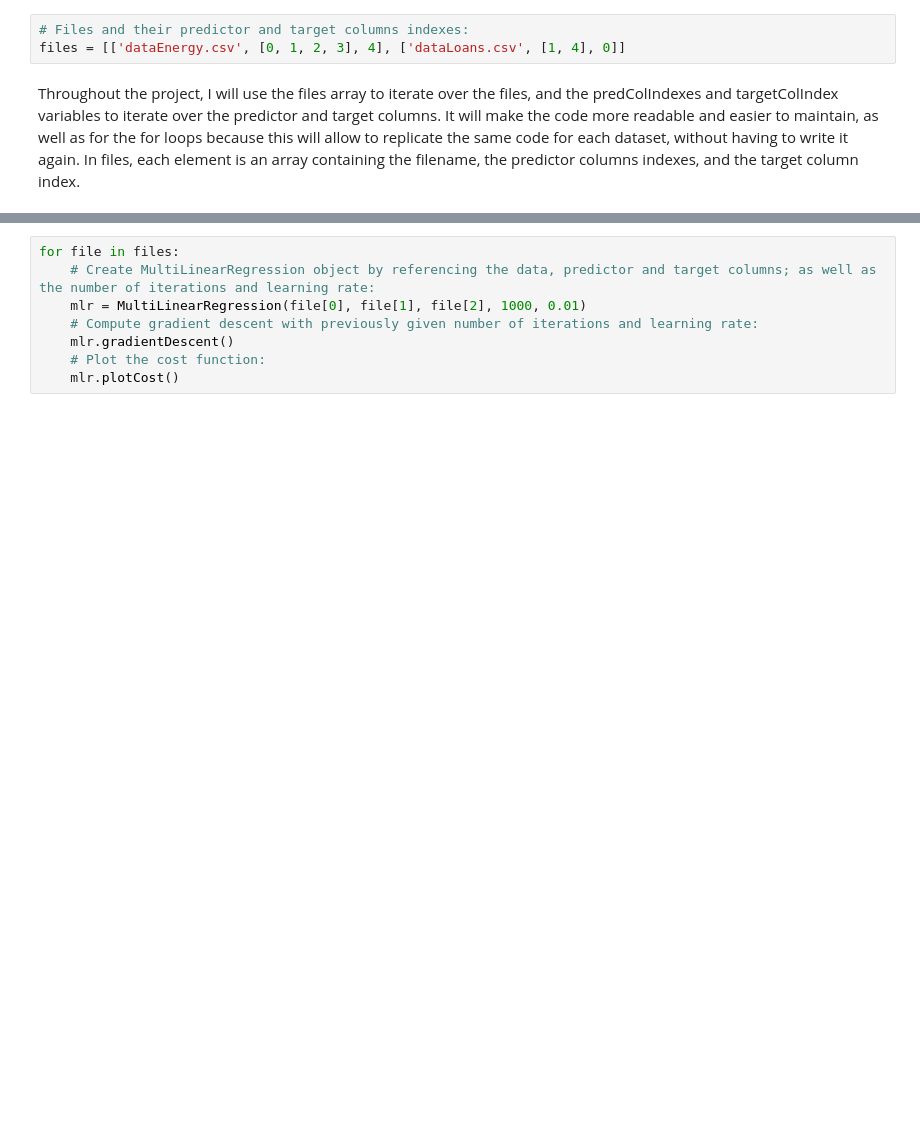
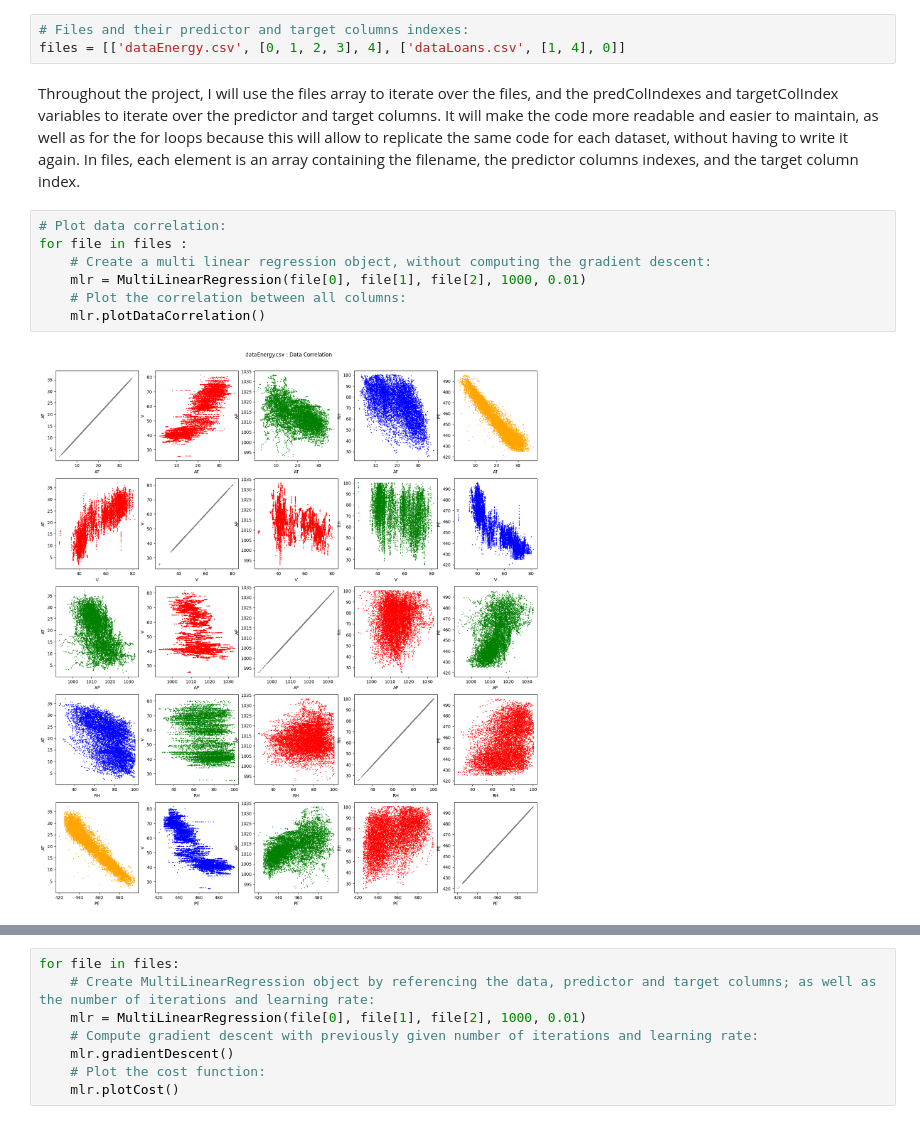
Before and after one commit to Hnshlr/ajap-assignment, a Jupyter notebook: main.ipynb, the cells around one changed output, grey strips where cells are left out. Saved outputs shown, nothing was run; the diff lists cells and outputs as text; blank space fills up the shorter version.

```diff
--- a/main.ipynb
+++ b/main.ipynb
@@ -260,3 +275,12 @@ files = [['dataEnergy.csv', [0, 1, 2, 3], 4], ['dataLoans.csv', [1, 4], 0]]
 # %% [markdown]
 Throughout the project, I will use the files array to iterate over the files, and the predColIndexes and targetColIndex variables to iterate over the predictor and target columns.
 It will make the code more readable and easier to maintain, as well as for the for loops because this will allow to replicate the same code for each dataset, without having to write it again. In files, each element is an array containing the filename, the predictor columns indexes, and the target column index.
+# %%
+# Plot data correlation:
+for file in files :
+    # Create a multi linear regression object, without computing the gradient descent:
+    mlr = MultiLinearRegression(file[0], file[1], file[2], 1000, 0.01)
+    # Plot the correlation between all columns:
+    mlr.plotDataCorrelation()
+# %% [output]
+[figure, added]
```
Also changed, not shown: parts of 7 cells of this notebook.
